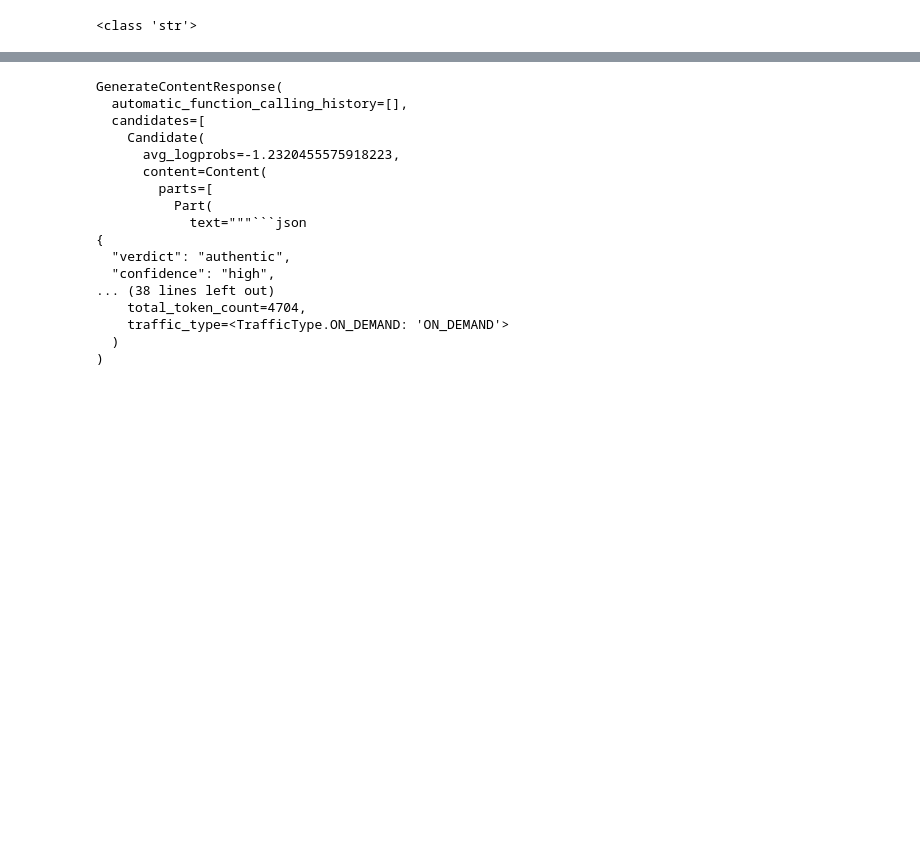
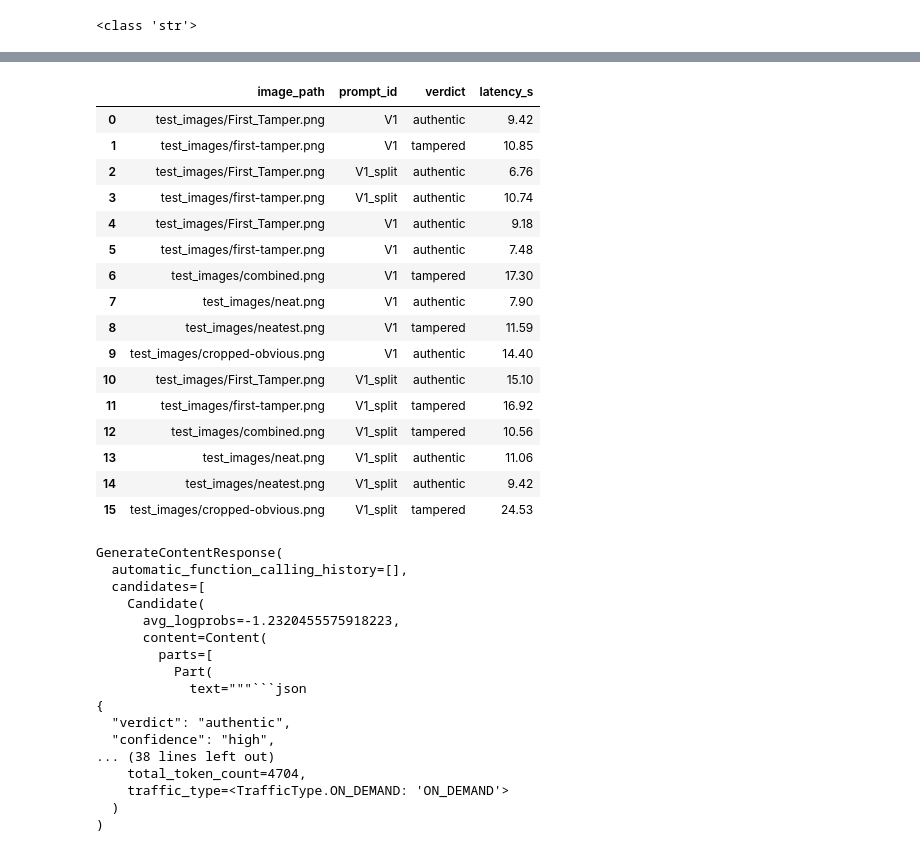
Before and after one commit to PW-Infinitas/doc-tampering-project, a Jupyter notebook: prompt_optimisation.ipynb, the cells around one changed output, grey strips where cells are left out. Saved outputs shown, nothing was run; the diff lists cells and outputs as text; code cells hidden in the pictures; blank space fills up the shorter version.

```diff
--- a/prompt_optimisation.ipynb
+++ b/prompt_optimisation.ipynb
@@ -44,0 +55,5 @@ with open("prompt-library/V1_task.txt", "r", encoding="utf-8") as file:
+# %%
+import time
+from result_logger import log_result, load_results
+
+BATCH_ID = "batch1"  # bump this for each new set of test images
@@ -187,3 +193,30 @@ for image in image_list:
+# %%
+def extract_verdict(parsed: dict | None) -> str | None:
+    if isinstance(parsed, dict):
+        return parsed.get("verdict")
+    return None
+
+current_batch = load_results(batch_id=BATCH_ID).copy()
+current_batch["verdict"] = current_batch["parsed_response"].apply(extract_verdict)
+current_batch[["image_path", "prompt_id", "verdict", "latency_s"]]
+# %% [output]
+|  | image_path | prompt_id | verdict | latency_s |
+| 0 | test_images/First_Tamper.png | V1 | authentic | 9.42 |
+| 1 | test_images/first-tamper.png | V1 | tampered | 10.85 |
+| 2 | test_images/First_Tamper.png | V1_split | authentic | 6.76 |
+| 3 | test_images/first-tamper.png | V1_split | authentic | 10.74 |
+| 4 | test_images/First_Tamper.png | V1 | authentic | 9.18 |
+| 5 | test_images/first-tamper.png | V1 | authentic | 7.48 |
+| 6 | test_images/combined.png | V1 | tampered | 17.30 |
+| 7 | test_images/neat.png | V1 | authentic | 7.90 |
+| 8 | test_images/neatest.png | V1 | tampered | 11.59 |
+| 9 | test_images/cropped-obvious.png | V1 | authentic | 14.40 |
+| 10 | test_images/First_Tamper.png | V1_split | authentic | 15.10 |
+| 11 | test_images/first-tamper.png | V1_split | tampered | 16.92 |
+| 12 | test_images/combined.png | V1_split | tampered | 10.56 |
+| 13 | test_images/neat.png | V1_split | authentic | 11.06 |
+| 14 | test_images/neatest.png | V1_split | authentic | 9.42 |
+| 15 | test_images/cropped-obvious.png | V1_split | tampered | 24.53 |
 # %%
 response
 # %% [output]
```
Also changed, not shown: parts of 12 cells of this notebook, 3 other files.
